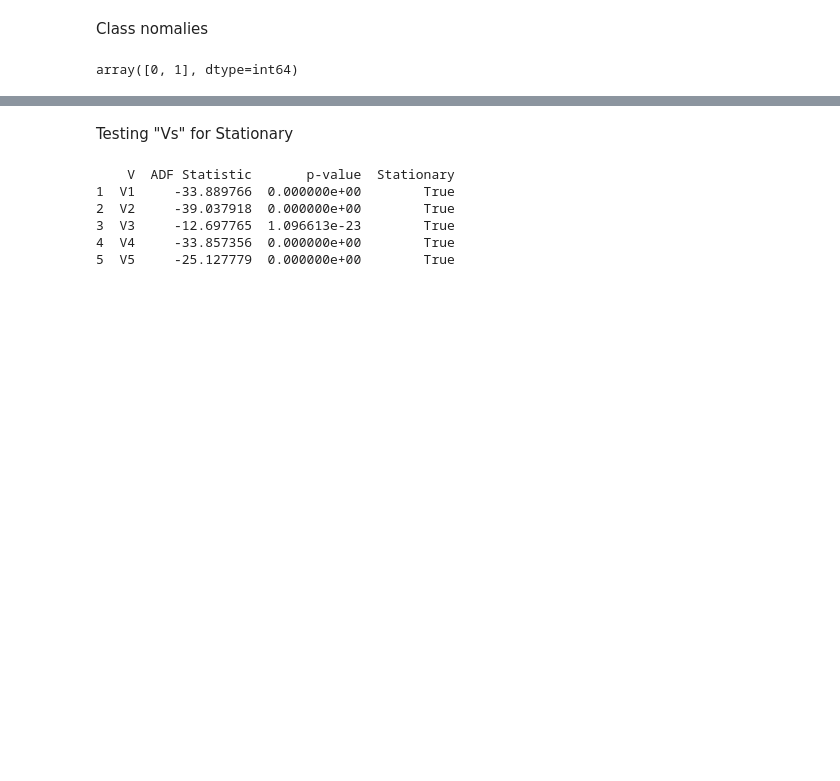
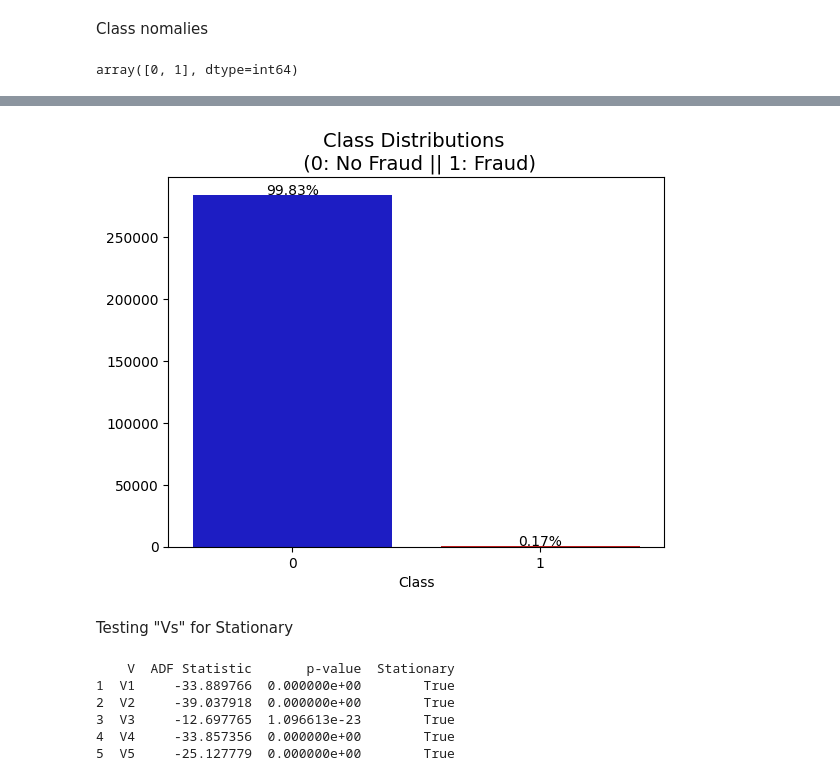
Before and after one commit to ksmbzd/time-series-analysis, a Jupyter notebook: notebook/CreditCard-Fraud-Detection-Heuristics.ipynb, the cells around one changed output, grey strips where cells are left out. Saved outputs shown, nothing was run; the diff lists cells and outputs as text; code cells hidden in the pictures; blank space fills up the shorter version.

```diff
--- a/notebook/CreditCard-Fraud-Detection-Heuristics.ipynb
+++ b/notebook/CreditCard-Fraud-Detection-Heuristics.ipynb
@@ -89,3 +98,25 @@ Name: count, dtype: int64
+# %%
+import matplotlib.pyplot as plt
+
+colors = ["#0101DF", "#DF0101"]
+
+# Plotting the countplot
+ax = sns.countplot(x='Class', data=data_df, palette=colors)
+total = float(len(data_df))
+
+for p in ax.patches:
+    height = p.get_height()
+    ax.text(p.get_x()+p.get_width()/2.,
+            height + 3,
+            '{:1.2f}'.format((height/total)*100)+'%',
+            ha="center")
+
+ax.set_ylabel('')
+
+plt.title('Class Distributions \n (0: No Fraud || 1: Fraud)', fontsize=14)
+plt.show()
+# %% [output]
+[figure, added]
 # %% [markdown]
 Testing "Vs" for Stationary
 # %%
```
Also changed, not shown: parts of 7 cells of this notebook.
